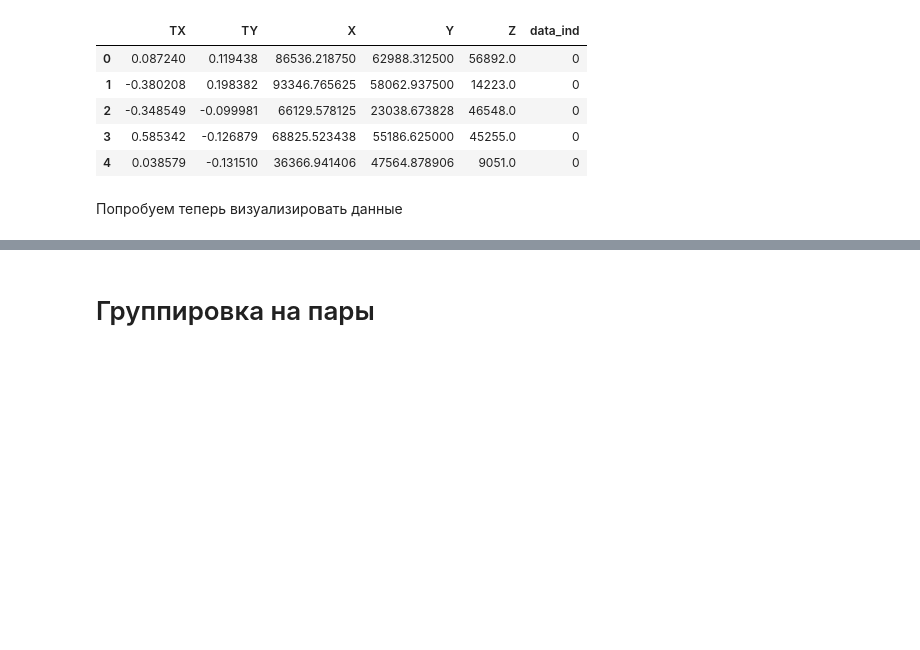
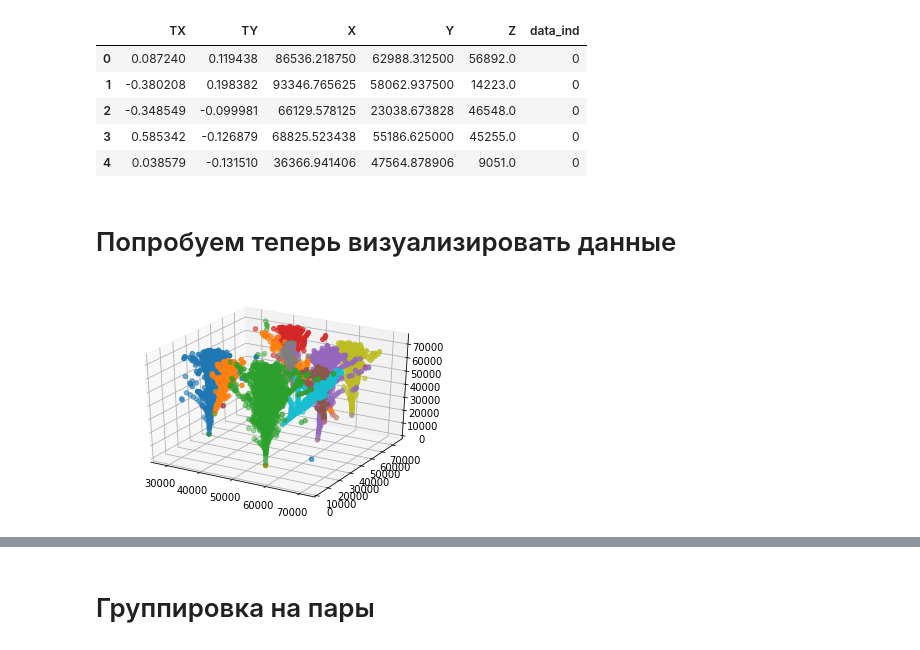
Before and after one commit to loringit/darkmatter-2017, a Jupyter notebook: Milestone_4.ipynb, the cells around one changed output, grey strips where cells are left out. Drawn from its saved outputs; the diff is of its cells as text; code cells hidden in the pictures; blank space fills up the shorter version.

```diff
--- a/Milestone_4.ipynb
+++ b/Milestone_4.ipynb
@@ -25,16 +27,15 @@ test.head()
 | 3 | 0.585342 | -0.126879 | 68825.523438 | 55186.625000 | 45255.0 | 0 |
 | 4 | 0.038579 | -0.131510 | 36366.941406 | 47564.878906 | 9051.0 | 0 |
 # %% [markdown]
-Попробуем теперь визуализировать данные
+# Попробуем теперь визуализировать данные
 # %%
-train = pd.DataFrame()
-for f in tqdm(glob.glob('data/open*.h5')):
-    chunk = pd.read_hdf(f)
-    train = train.append(chunk, ignore_index=True)
-ind = train[train.data_ind == train.data_ind[0]]
+df_open30 = pd.read_hdf('data/dm4/open30.h5')
+first = df_open30[df_open30.data_ind == df_open30.data_ind[0]]
 
-for id_ in ind.event_id.unique()[1:]:
-    ev = ind[ind.event_id == id_]
+for index in first.event_id.unique()[1:]:
+    ev = first[first.event_id == index]
     ax = plt.gca(projection='3d')
     ax.scatter3D(ev.X, ev.Y, ev.Z)
+# %% [output]
+[figure, added]
 # %% [markdown]
```
Also changed, not shown: parts of 22 cells of this notebook.
